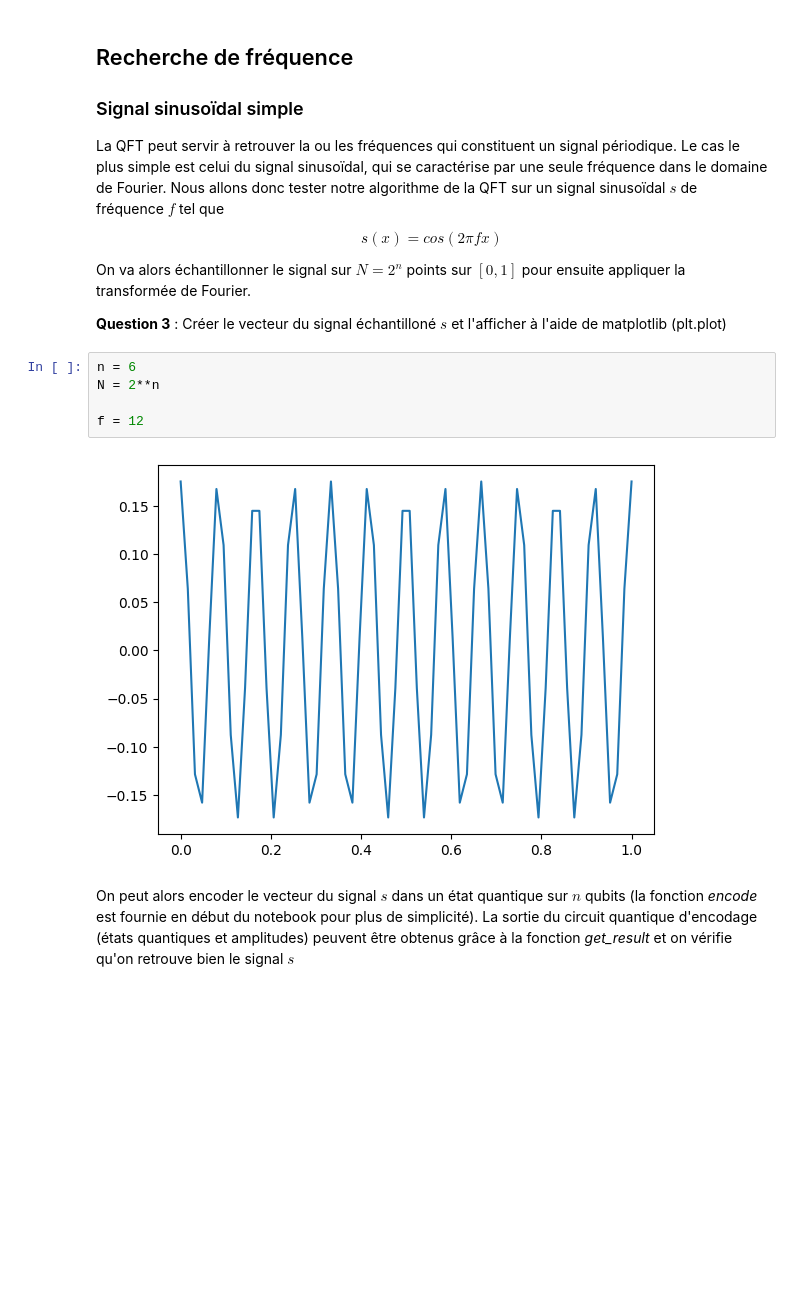
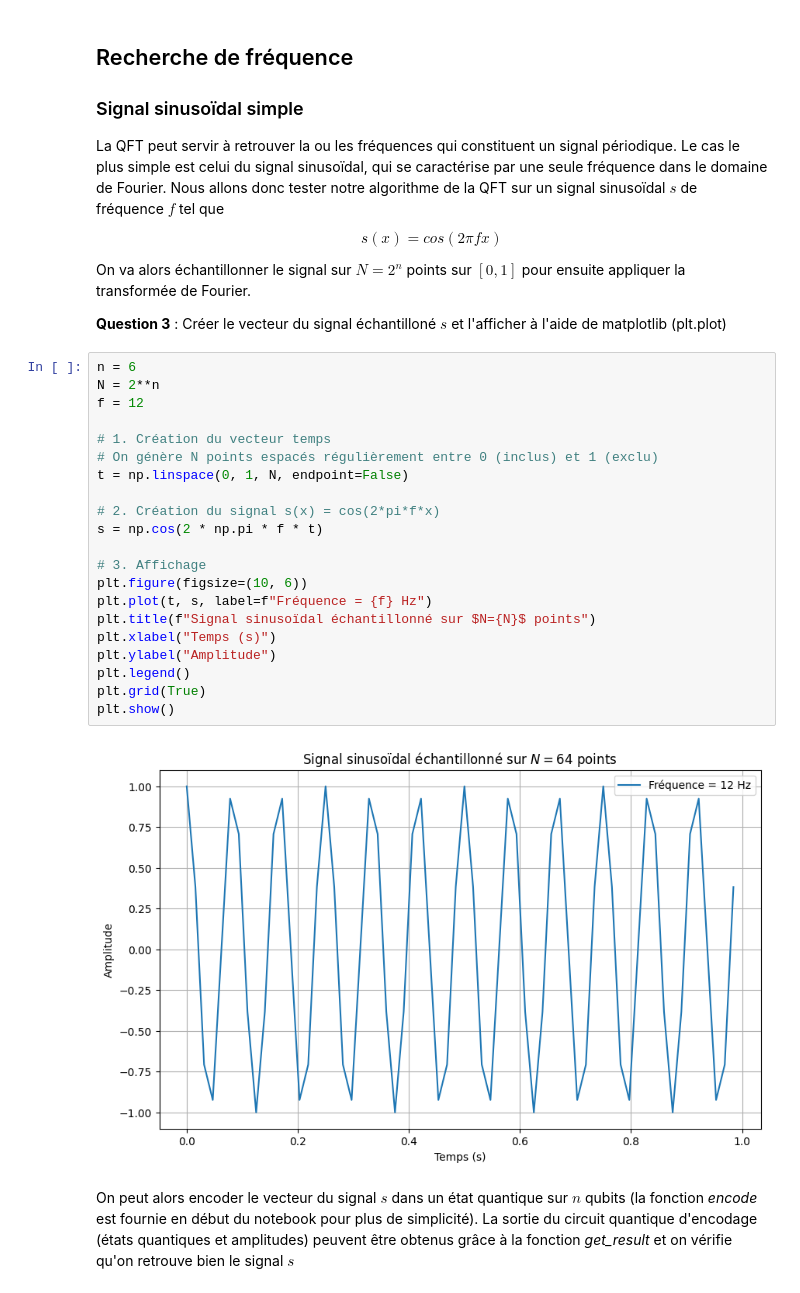
Before and after one commit to Bakame1/ET5_Quantum_Computing_Lab, a Jupyter notebook: TP4_QFT/TP4_QFT_MB.ipynb, the cells around one changed output. Cells and saved outputs as stored; diff of their text form; blank space fills up the shorter version.

```diff
--- a/TP4_QFT/TP4_QFT_MB.ipynb
+++ b/TP4_QFT/TP4_QFT_MB.ipynb
@@ -143,13 +189,29 @@ $$
 On va alors échantillonner le signal sur $N = 2^n$ points sur $[0,1]$ pour ensuite appliquer la transformée de Fourier.
 
 **Question 3** :  Créer le vecteur du signal échantilloné $s$ et l'afficher à l'aide de matplotlib (plt.plot)
-# %%
-n = 6
-N = 2**n
-
-f = 12
-# %% [output]
-[figure, removed]
+# %%
+n = 6
+N = 2**n
+f = 12
+
+# 1. Création du vecteur temps
+# On génère N points espacés régulièrement entre 0 (inclus) et 1 (exclu)
+t = np.linspace(0, 1, N, endpoint=False)
+
+# 2. Création du signal s(x) = cos(2*pi*f*x)
+s = np.cos(2 * np.pi * f * t)
+
+# 3. Affichage
+plt.figure(figsize=(10, 6))
+plt.plot(t, s, label=f"Fréquence = {f} Hz")
+plt.title(f"Signal sinusoïdal échantillonné sur $N={N}$ points")
+plt.xlabel("Temps (s)")
+plt.ylabel("Amplitude")
+plt.legend()
+plt.grid(True)
+plt.show()
+# %% [output]
+[figure, added]
 # %% [markdown]
 On peut alors encoder le vecteur du signal $s$ dans un état quantique sur $n$ qubits (la fonction *encode* est fournie en début du notebook pour plus de simplicité). La sortie du circuit quantique d'encodage (états quantiques et amplitudes) peuvent être obtenus grâce à la fonction *get_result* et on vérifie qu'on retrouve bien le signal $s$
 # %%
```
Also changed, not shown: parts of 14 cells of this notebook.
